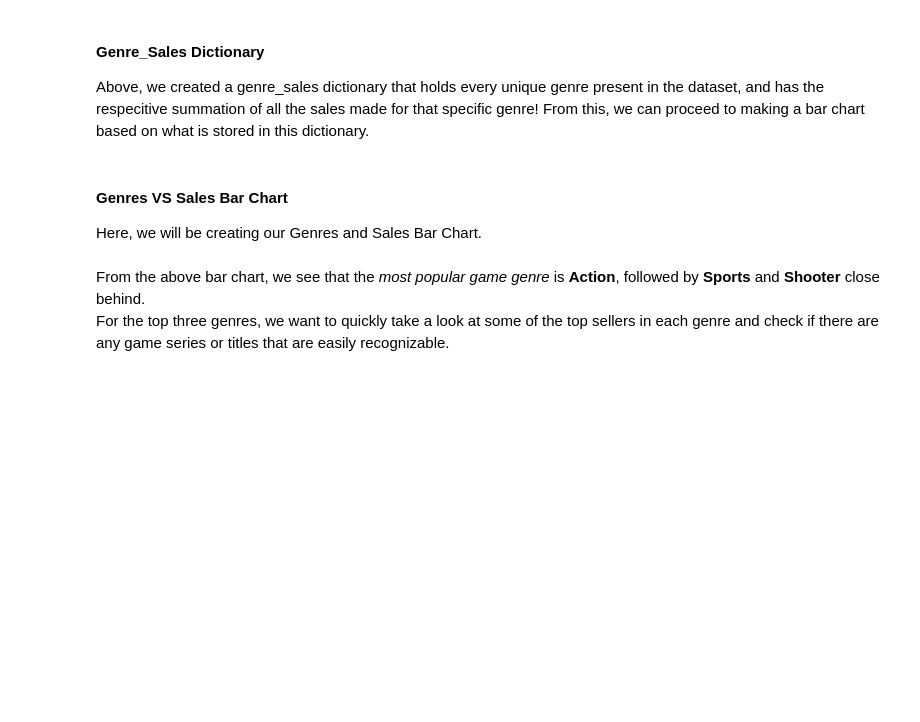
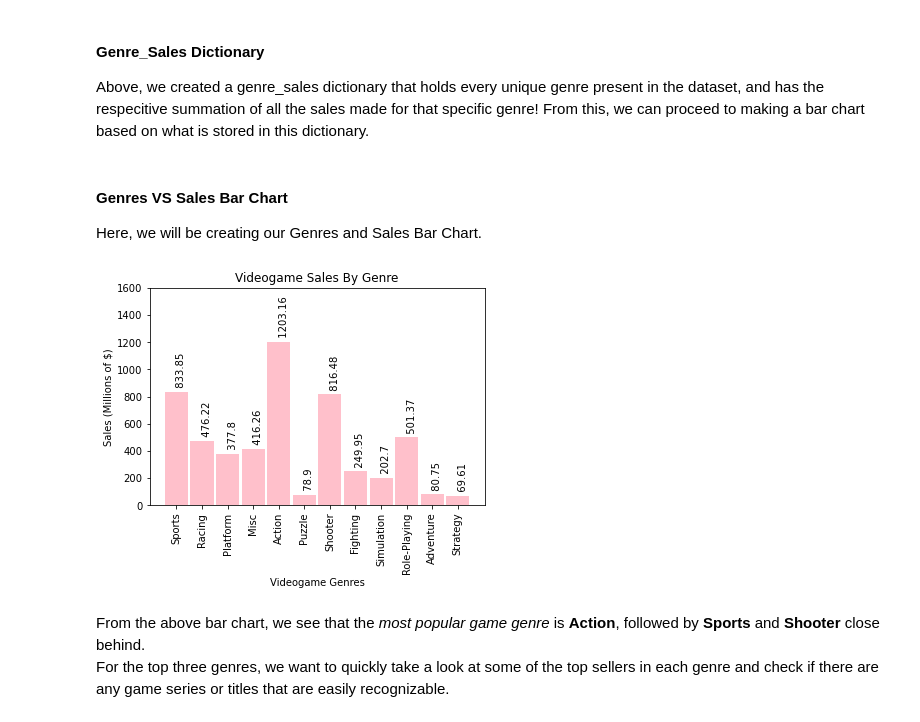
Before and after one commit to jacintoi/course-project-group_1019, a Jupyter notebook: analysis/Eduardo/Milestone 2/Eduardo_EDA.ipynb, the cells around one changed output. Drawn from its saved outputs; the diff is of its cells as text; code cells hidden in the pictures; blank space fills up the shorter version.

```diff
--- a/analysis/Eduardo/Milestone 2/Eduardo_EDA.ipynb
+++ b/analysis/Eduardo/Milestone 2/Eduardo_EDA.ipynb
@@ -26,11 +26,11 @@ import numpy as np
 import matplotlib.pylab as plt
 
 import sys
-sys.path.insert(1, '../../../..')
+sys.path.insert(1, '../../..')
 
 # Imports the project_functions.py file containing the different functions
 import project_functions
 
-# Save the project_functions loadCleanFile function as being the rawdataedit (has been cleaned already now)
-rawdataedit = project_functions.load_and_process()
+# Save the project_functions loadCleanFile function as being the rawdataclean (has been cleaned already now)
+rawdataclean = project_functions.load_and_process()
 # %% [output]
@@ -53,7 +111,7 @@ Let's begin by selecting only the columns that are of interest to us to answer o
 # Select only the Name, Year_of_Release, Genre, Global_Sales, and Rating columns
 
 # Filters the five columns that we are interested in and saves them over the dataset
-dataclean = rawdataedit.filter(['Name','Year_of_Release','Genre','Global_Sales','Rating'])
+dataclean = rawdataclean.filter(['Name','Year_of_Release','Genre','Global_Sales','Rating'])
 
 display(dataclean.head())
 
@@ -170,27 +248,29 @@ Here, we will be creating our Genres and Sales Bar Chart.
 # %%
 # Genres vs sales bar chart
 
 indicies = list(range(len(Videogame_Genres)))
 barpositions = list(range(len(Videogame_Genres)))
 y = list(genre_sales.values())
 labels = list(genre_sales.keys())
 
 # Setting up the plot here
 
 # Plot the x and y at a bar thickness of 0.9
 plt.bar(barpositions, y, 0.9, color='pink')
 axes = plt.gca()
-axes.set_ylim([0,2000])
+axes.set_ylim([0,1600])
 plt.title('Videogame Sales By Genre')
 plt.xlabel('Videogame Genres')
 plt.ylabel('Sales (Millions of $)')
 plt.xticks(barpositions, labels, rotation='vertical')
 for index in range(len(y)):
     plt.text(barpositions[index], y[index], '  ' + str(y[index]), rotation='vertical')
 
 
 # Show the plot
 plt.show()
+# %% [output]
+[figure, added]
 # %% [markdown]
 From the above bar chart, we see that the *most popular game genre* is **Action**, followed by **Sports** and **Shooter** close behind. \
 For the top three genres, we want to quickly take a look at some of the top sellers in each genre and check if there are any game series or titles that are easily recognizable.
```
Also changed, not shown: parts of 49 cells of this notebook.
